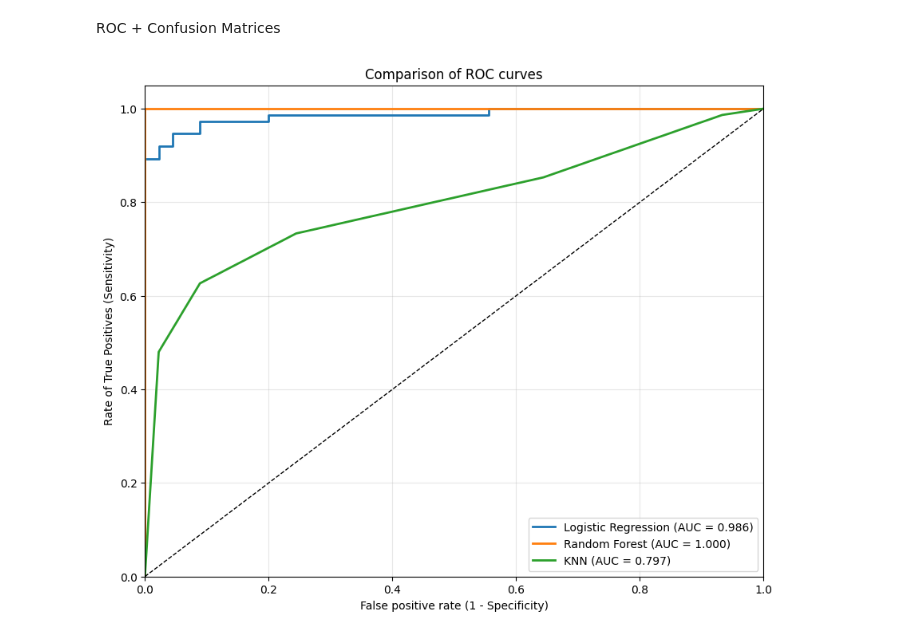
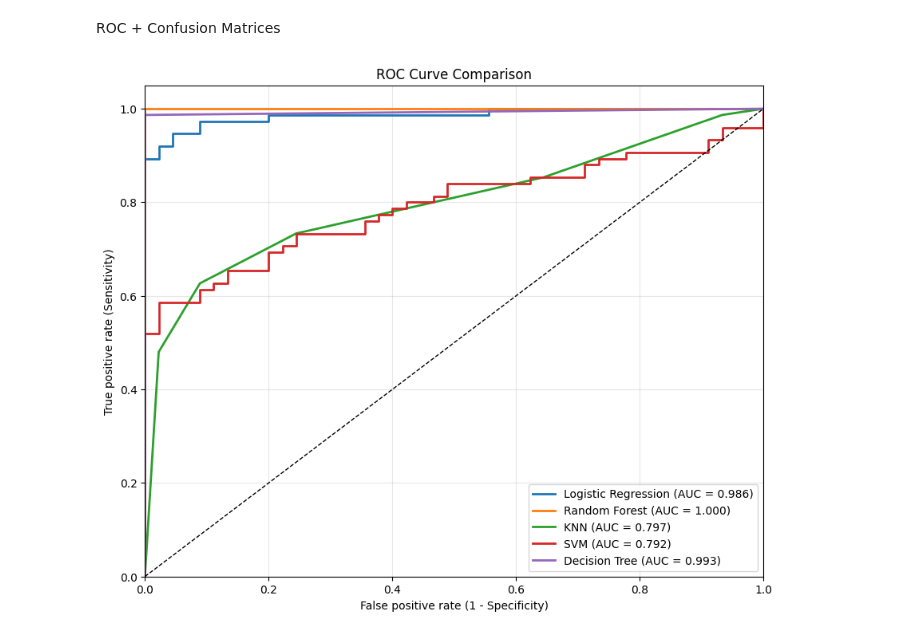
Before and after one commit to hepi1911/ML, a Jupyter notebook: Project_Machine_Learning.ipynb, the cells around one changed output. Drawn from its saved outputs; the diff is of its cells as text; code cells hidden in the pictures.

```diff
--- a/Project_Machine_Learning.ipynb
+++ b/Project_Machine_Learning.ipynb
@@ -978,32 +937,24 @@ weighted avg       0.76      0.74      0.75       120
 # %% [markdown]
 ROC +  Confusion Matrices
 # %%
-# Comparative graph of ROC curves
+
 plt.figure(figsize=(10, 8))
 
-# ROC curve for Logistic Regression
 plt.plot(fpr_lr, tpr_lr, label=f'Logistic Regression (AUC = {roc_auc_lr:.3f})', linewidth=2)
+plt.plot(fpr_rf, tpr_rf, label=f'Random Forest (AUC = {roc_auc_rf:.3f})', linewidth=2)
+plt.plot(fpr_knn, tpr_knn, label=f'KNN (AUC = {roc_auc_knn:.3f})', linewidth=2)
+plt.plot(fpr_svm, tpr_svm, label=f'SVM (AUC = {roc_auc_svm:.3f})', linewidth=2)
+plt.plot(fpr_dt, tpr_dt, label=f'Decision Tree (AUC = {roc_auc_dt:.3f})', linewidth=2)
 
-# ROC curve for Random Forest
-plt.plot(fpr_rf, tpr_rf, label=f'Random Forest (AUC = {roc_auc_rf:.3f})', linewidth=2)
-
-# ROC curve for KNN
-plt.plot(fpr_knn, tpr_knn, label=f'KNN (AUC = {roc_auc_knn:.3f})', linewidth=2)
-
-# Reference line (random classifier)
 plt.plot([0, 1], [0, 1], 'k--', linewidth=1)
-
-# Chart parameters
 plt.xlim([0.0, 1.0])
 plt.ylim([0.0, 1.05])
 plt.xlabel('False positive rate (1 - Specificity)')
-plt.ylabel('Rate of True Positives (Sensitivity)')
-plt.title('Comparison of ROC curves')
+plt.ylabel('True positive rate (Sensitivity)')
+plt.title('ROC Curve Comparison')
 plt.legend(loc="lower right")
 plt.grid(True, alpha=0.3)
-
-# Save and display
 plt.savefig('roc_curves_comparison.png', dpi=300, bbox_inches='tight')
 plt.show()
 # %% [output]
-[figure, old version]
+[figure, new version]
```
Also changed, not shown: parts of 11 cells of this notebook.
